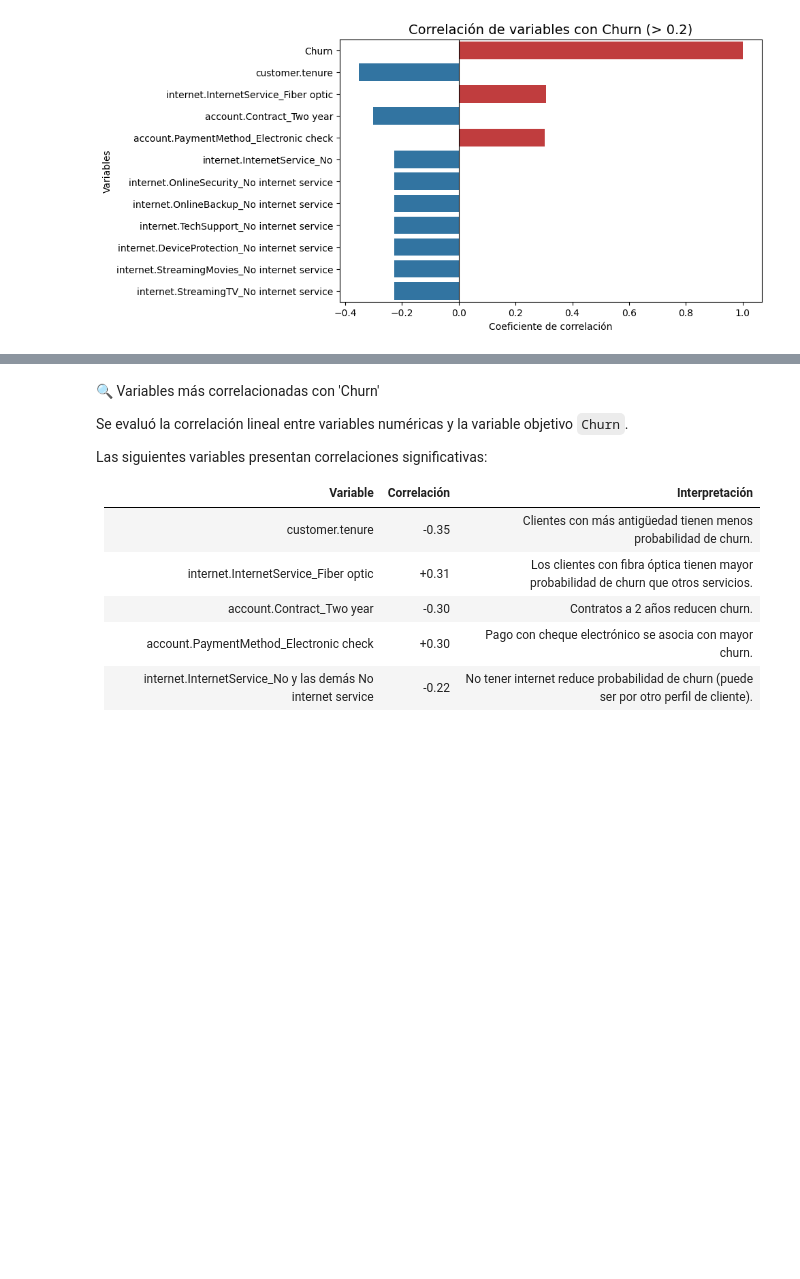
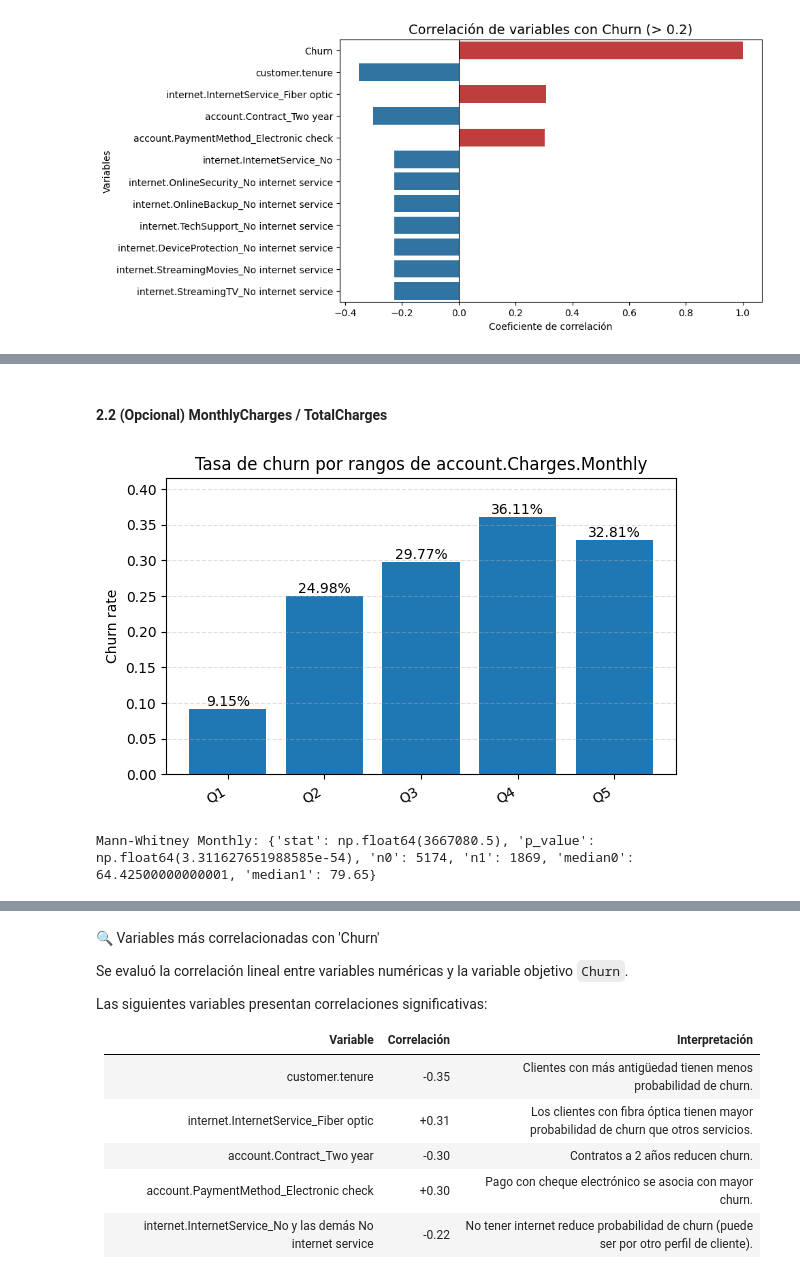
Before and after one commit to Tecindes/ChakkengeONE, a Jupyter notebook: TelecomX_parte2_latam.ipynb, the cells around one changed output, grey strips where cells are left out. Saved outputs shown, nothing was run; the diff lists cells and outputs as text; code cells hidden in the pictures; blank space fills up the shorter version.

```diff
--- a/TelecomX_parte2_latam.ipynb
+++ b/TelecomX_parte2_latam.ipynb
@@ -830,0 +987,12 @@ Passing `palette` without assigning `hue` is deprecated and will be removed in v
+# %% [markdown]
+#### 2.2 (Opcional) MonthlyCharges / TotalCharges
+# %%
+# Solo si están presentes en tu df_encoded
+if 'account.Charges.Monthly' in df_encoded.columns:
+    bins_m = np.quantile(df_encoded['account.Charges.Monthly'].dropna(), [0, .2, .4, .6, .8, 1.])
+    labels_m = ['Q1','Q2','Q3','Q4','Q5']
+    monthly_rates = plot_churn_rate_by_bins(df_encoded, 'account.Charges.Monthly', bins=bins_m, labels=labels_m)
+    print("Mann-Whitney Monthly:", mannwhitney_for_continuous_vs_churn(df_encoded, 'account.Charges.Monthly'))
+# %% [output]
+[figure, added]
+Mann-Whitney Monthly: {'stat': np.float64(3667080.5), 'p_value': np.float64(3.311627651988585e-54), 'n0': 5174, 'n1': 1869, 'median0': 64.42500000000001, 'median1': 79.65}
```
Also changed, not shown: parts of 38 cells of this notebook.
